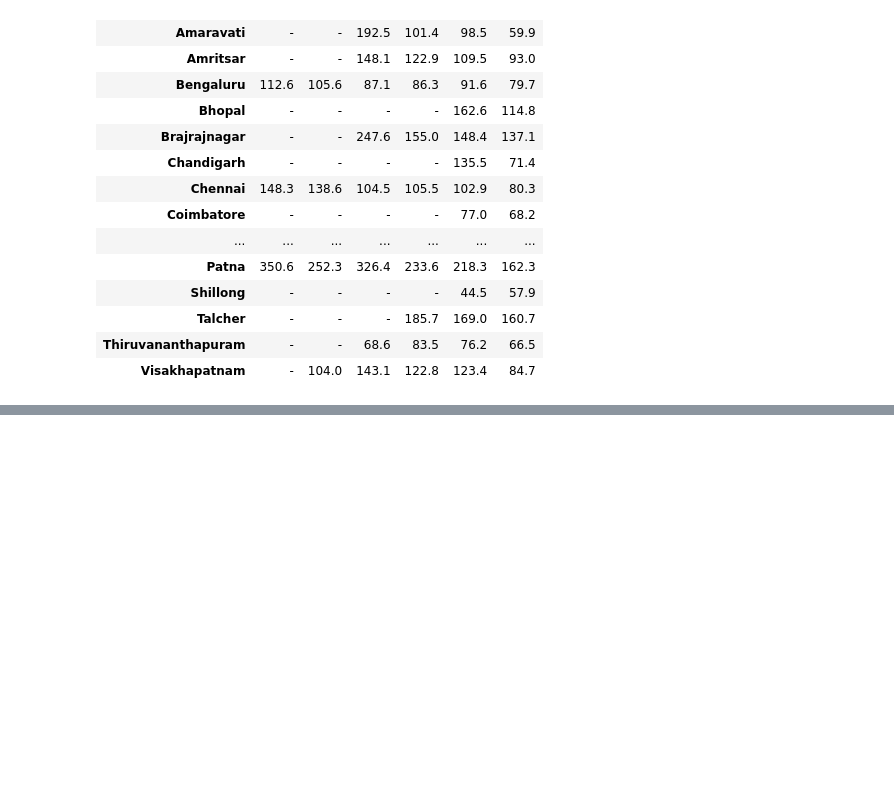
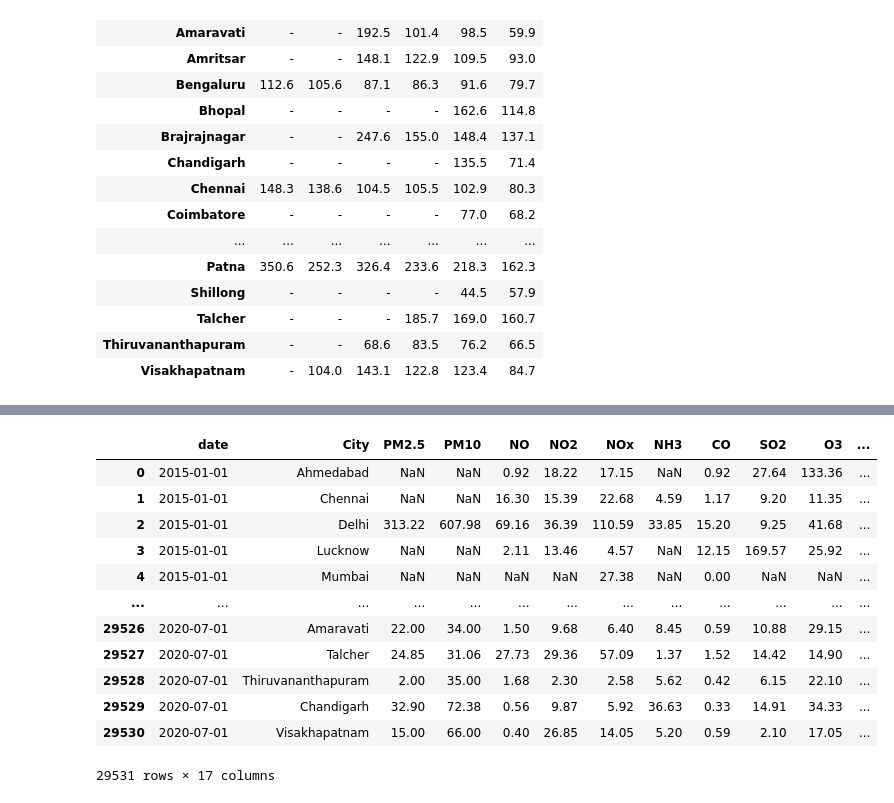
Before and after one commit to alexismenanieves/Air_Quality_Project, a Jupyter notebook: notebooks/01_Analysis.ipynb, the cells around one changed output, grey strips where cells are left out. Drawn from its saved outputs; the diff is of its cells as text; code cells hidden in the pictures; blank space fills up the shorter version.

```diff
--- a/notebooks/01_Analysis.ipynb
+++ b/notebooks/01_Analysis.ipynb
@@ -256,0 +295,16 @@ pivot.T.round(1).fillna('-')
+# %%
+df_comb.reset_index()
+# %% [output]
+|  | date | City | PM2.5 | PM10 | NO | NO2 | NOx | NH3 | CO | SO2 | O3 | ... |
+| 0 | 2015-01-01 | Ahmedabad | NaN | NaN | 0.92 | 18.22 | 17.15 | NaN | 0.92 | 27.64 | 133.36 | ... |
+| 1 | 2015-01-01 | Chennai | NaN | NaN | 16.30 | 15.39 | 22.68 | 4.59 | 1.17 | 9.20 | 11.35 | ... |
+| 2 | 2015-01-01 | Delhi | 313.22 | 607.98 | 69.16 | 36.39 | 110.59 | 33.85 | 15.20 | 9.25 | 41.68 | ... |
+| 3 | 2015-01-01 | Lucknow | NaN | NaN | 2.11 | 13.46 | 4.57 | NaN | 12.15 | 169.57 | 25.92 | ... |
+| 4 | 2015-01-01 | Mumbai | NaN | NaN | NaN | NaN | 27.38 | NaN | 0.00 | NaN | NaN | ... |
+| ... | ... | ... | ... | ... | ... | ... | ... | ... | ... | ... | ... | ... |
+| 29526 | 2020-07-01 | Amaravati | 22.00 | 34.00 | 1.50 | 9.68 | 6.40 | 8.45 | 0.59 | 10.88 | 29.15 | ... |
+| 29527 | 2020-07-01 | Talcher | 24.85 | 31.06 | 27.73 | 29.36 | 57.09 | 1.37 | 1.52 | 14.42 | 14.90 | ... |
+| 29528 | 2020-07-01 | Thiruvananthapuram | 2.00 | 35.00 | 1.68 | 2.30 | 2.58 | 5.62 | 0.42 | 6.15 | 22.10 | ... |
+| 29529 | 2020-07-01 | Chandigarh | 32.90 | 72.38 | 0.56 | 9.87 | 5.92 | 36.63 | 0.33 | 14.91 | 34.33 | ... |
+| 29530 | 2020-07-01 | Visakhapatnam | 15.00 | 66.00 | 0.40 | 26.85 | 14.05 | 5.20 | 0.59 | 2.10 | 17.05 | ... |
+29531 rows × 17 columns
```
Also changed, not shown: parts of 6 cells of this notebook, 1 other file.
